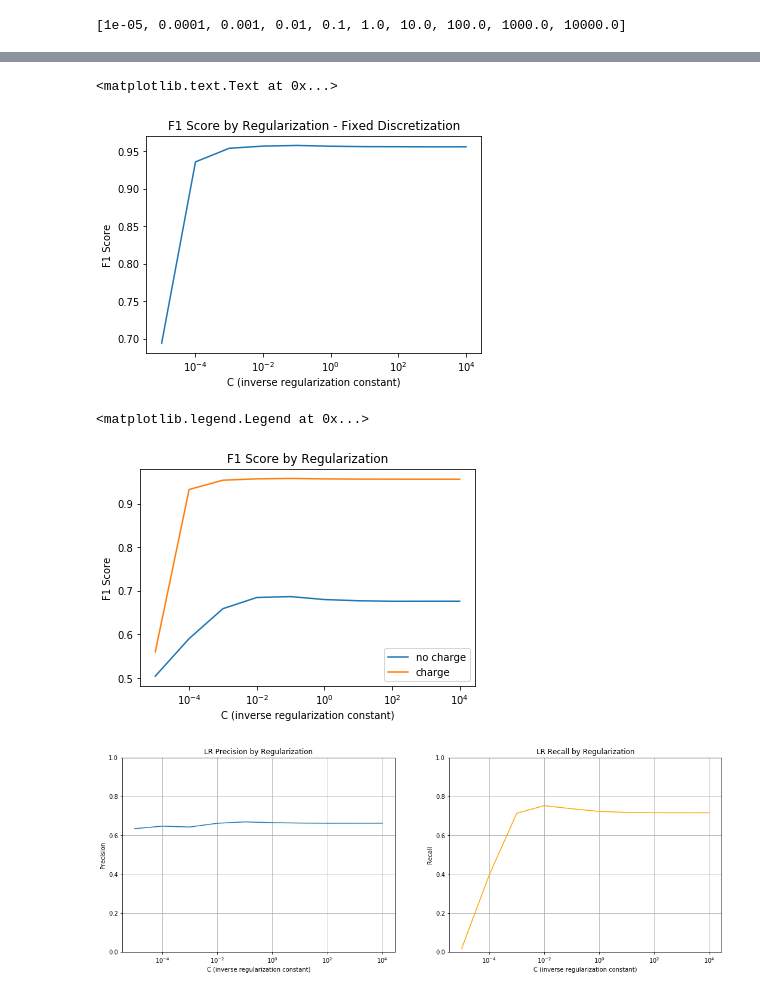
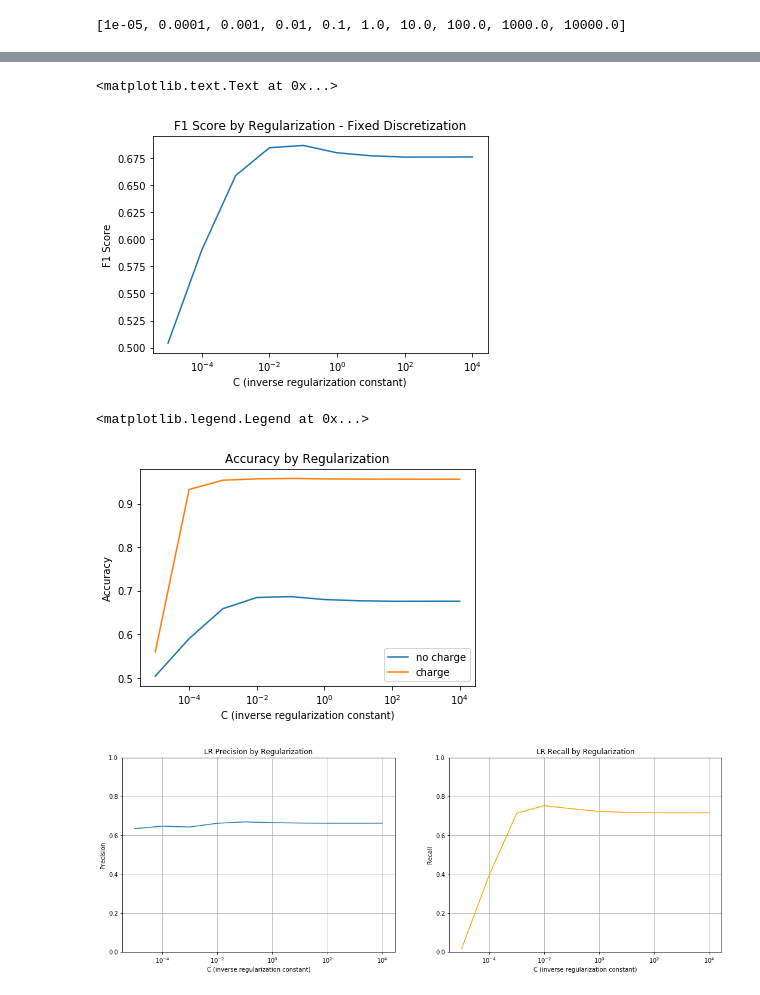
Before and after one commit to jtaylorz/attpc-event-classification, a Jupyter notebook: jupyter-notebooks/LogisticRegression_tests.ipynb, the cells around one changed output, grey strips where cells are left out. Drawn from its saved outputs; the diff is of its cells as text; code cells hidden in the pictures.

```diff
--- a/jupyter-notebooks/LogisticRegression_tests.ipynb
+++ b/jupyter-notebooks/LogisticRegression_tests.ipynb
@@ -121,33 +121,33 @@ print(max(accuracies_c))
 # %%
-plt.plot(C_vals, f1s_c)
+plt.plot(C_vals, accuracies_nc)
 
 plt.xscale('log')
 
 plt.xlabel('C (inverse regularization constant)')
 plt.ylabel('F1 Score')
 plt.title('F1 Score by Regularization - Fixed Discretization')
 
 #plt.savefig('/home/taylor/Documents/independent-research/plots/results/LogisticRegression_F1xC_CorrectDisc.pdf')
 # %% [output]
 <matplotlib.text.Text at 0x...>
-[figure, old version]
+[figure, new version]
 # %%
 a = np.arange(len(C_vals))
 
-plt.plot(C_vals, f1s_nc)
-plt.plot(C_vals, f1s_c)
+plt.plot(C_vals, accuracies_nc)
+plt.plot(C_vals, accuracies_c)
 
 plt.xscale('log')
 
 plt.xlabel('C (inverse regularization constant)')
-plt.ylabel('F1 Score')
-plt.title('F1 Score by Regularization')
+plt.ylabel('Accuracy')
+plt.title('Accuracy by Regularization')
 plt.legend(['no charge', 'charge'], loc='lower right')
 
-#plt.savefig('../plots/results/wrong-detector-length/LogisticRegression_F1xC.pdf')
+#plt.savefig('../plots/results/thesis/LogisticRegression_CxAcc.pdf')
 # %% [output]
 <matplotlib.legend.Legend at 0x...>
-[figure, old version]
+[figure, new version]
 # %%
 fig, ax = plt.subplots(1, 2, squeeze=True, figsize=(18, 6))
 
```
Also changed, not shown: parts of 5 cells of this notebook.
